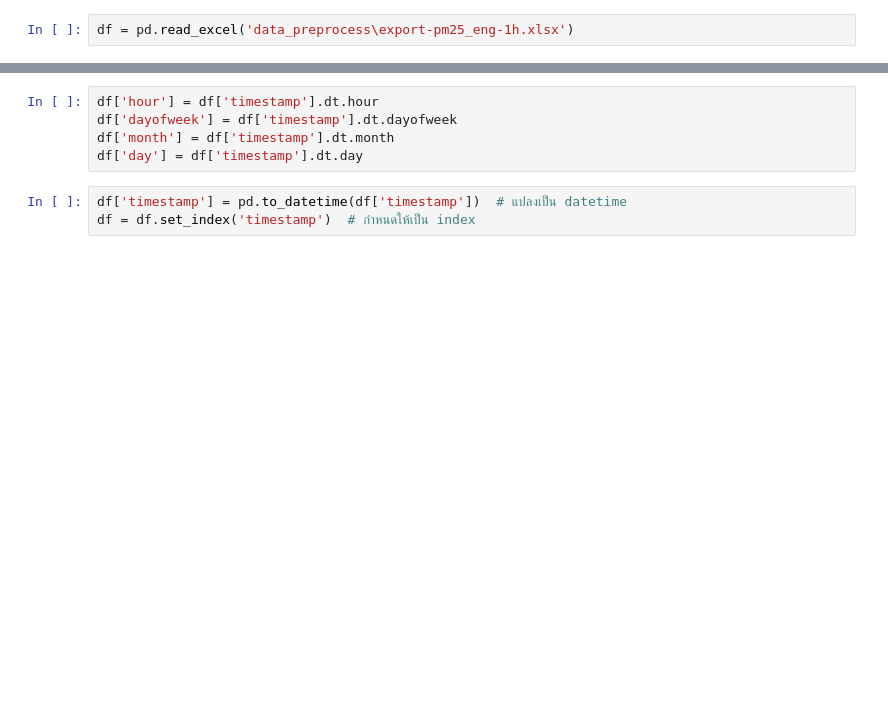
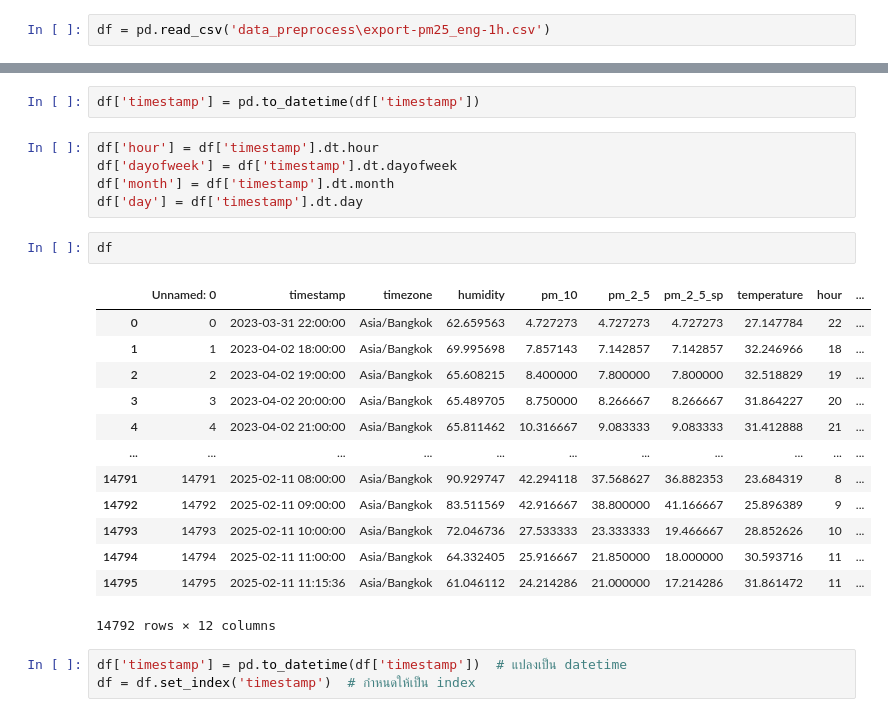
Before and after one commit to Masahiro-No/pm_2_5_project, a Jupyter notebook: test_timeseries.ipynb, the cells around one changed output, grey strips where cells are left out. Drawn from its saved outputs; the diff is of its cells as text; blank space fills up the shorter version.

```diff
--- a/test_timeseries.ipynb
+++ b/test_timeseries.ipynb
@@ -4,7 +4,7 @@ import numpy as np
 import matplotlib.pyplot as plt
 from pycaret.time_series import *
 # %%
-df = pd.read_excel('data_preprocess\export-pm25_eng-1h.xlsx')
+df = pd.read_csv('data_preprocess\export-pm25_eng-1h.csv')
 # %%
 df.head()
 # %% [output]
@@ -42,10 +60,28 @@ dtype: int64
 # %%
 df = df.sort_values(by="timestamp")  # สมมติว่าคอลัมน์ชื่อ timestamp
+# %%
+df['timestamp'] = pd.to_datetime(df['timestamp'])
 # %%
 df['hour'] = df['timestamp'].dt.hour
 df['dayofweek'] = df['timestamp'].dt.dayofweek
 df['month'] = df['timestamp'].dt.month
 df['day'] = df['timestamp'].dt.day
+# %%
+df
+# %% [output]
+|  | Unnamed: 0 | timestamp | timezone | humidity | pm_10 | pm_2_5 | pm_2_5_sp | temperature | hour | ... |
+| 0 | 0 | 2023-03-31 22:00:00 | Asia/Bangkok | 62.659563 | 4.727273 | 4.727273 | 4.727273 | 27.147784 | 22 | ... |
+| 1 | 1 | 2023-04-02 18:00:00 | Asia/Bangkok | 69.995698 | 7.857143 | 7.142857 | 7.142857 | 32.246966 | 18 | ... |
+| 2 | 2 | 2023-04-02 19:00:00 | Asia/Bangkok | 65.608215 | 8.400000 | 7.800000 | 7.800000 | 32.518829 | 19 | ... |
+| 3 | 3 | 2023-04-02 20:00:00 | Asia/Bangkok | 65.489705 | 8.750000 | 8.266667 | 8.266667 | 31.864227 | 20 | ... |
+| 4 | 4 | 2023-04-02 21:00:00 | Asia/Bangkok | 65.811462 | 10.316667 | 9.083333 | 9.083333 | 31.412888 | 21 | ... |
+| ... | ... | ... | ... | ... | ... | ... | ... | ... | ... | ... |
+| 14791 | 14791 | 2025-02-11 08:00:00 | Asia/Bangkok | 90.929747 | 42.294118 | 37.568627 | 36.882353 | 23.684319 | 8 | ... |
+| 14792 | 14792 | 2025-02-11 09:00:00 | Asia/Bangkok | 83.511569 | 42.916667 | 38.800000 | 41.166667 | 25.896389 | 9 | ... |
+| 14793 | 14793 | 2025-02-11 10:00:00 | Asia/Bangkok | 72.046736 | 27.533333 | 23.333333 | 19.466667 | 28.852626 | 10 | ... |
+| 14794 | 14794 | 2025-02-11 11:00:00 | Asia/Bangkok | 64.332405 | 25.916667 | 21.850000 | 18.000000 | 30.593716 | 11 | ... |
+| 14795 | 14795 | 2025-02-11 11:15:36 | Asia/Bangkok | 61.046112 | 24.214286 | 21.000000 | 17.214286 | 31.861472 | 11 | ... |
+14792 rows × 12 columns
 # %%
 df['timestamp'] = pd.to_datetime(df['timestamp'])  # แปลงเป็น datetime
 df = df.set_index('timestamp')  # กำหนดให้เป็น index
```
Also changed, not shown: parts of 2 cells of this notebook, 4 other files.
